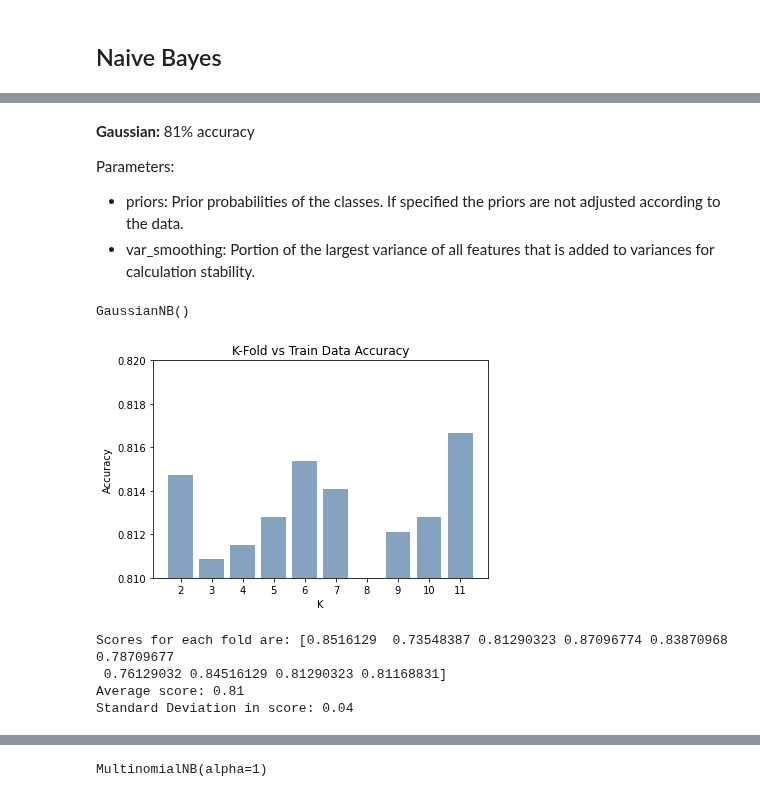
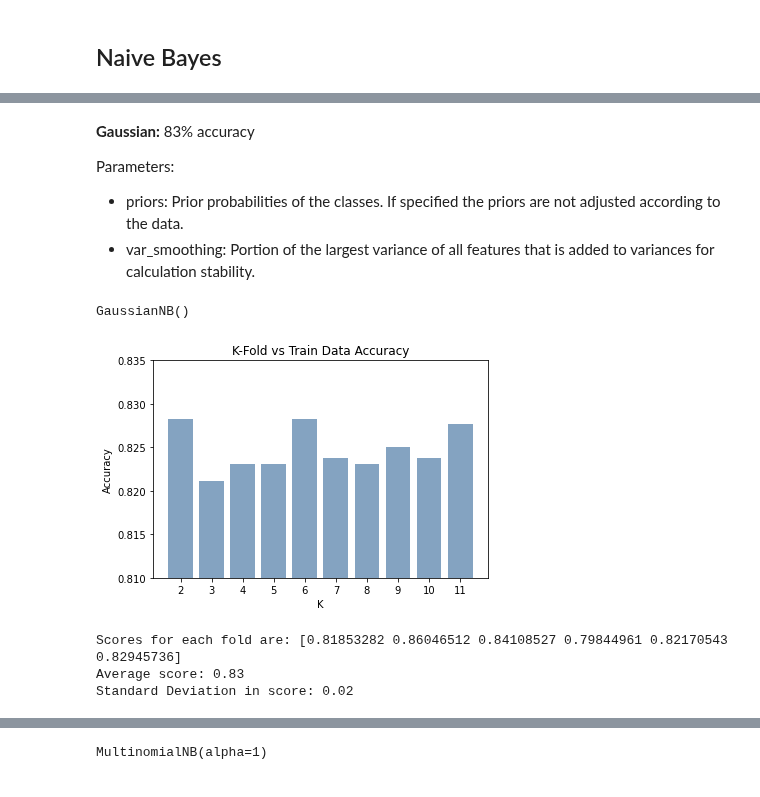
Before and after one commit to blueriver212/Crime_Prediction_ML, a Jupyter notebook: Bayesian_Learning.ipynb, the cells around one changed output, grey strips where cells are left out. Cells and saved outputs as stored; diff of their text form; code cells hidden in the pictures.

```diff
--- a/Bayesian_Learning.ipynb
+++ b/Bayesian_Learning.ipynb
@@ -88,5 +111,5 @@ plot_confusion_matrix(y_test_pred,y_test,dom='Test')
 # %% [markdown]
-**Gaussian:** 81% accuracy
+**Gaussian:** 83% accuracy
 
 Parameters:
 - priors: Prior probabilities of the classes. If specified the priors are not adjusted according to the data.
@@ -100,35 +123,34 @@ GaussianNB()
 # %%
 # Perform k-fold validation on training data
 kf =KFold(n_splits=10, shuffle=True, random_state=42)
 kfold_scores = {}
 for i in range(2,12):
     kf =KFold(n_splits=i, shuffle=True, random_state=42)
     score = cross_val_score(gnb_model, x_train, y_train, cv= kf, scoring="accuracy")
     res = {str(i): score.mean()}
     kfold_scores.update(res)
 
 for key in kfold_scores:
     plt.bar([key], kfold_scores[key], label=key, color=(0.2, 0.4, 0.6, 0.6))
 
 plt.title('K-Fold vs Train Data Accuracy')
 plt.xlabel('K')
 plt.ylabel('Accuracy')
-plt.ylim(0.81, 0.82)
+plt.ylim(0.81, 0.835)
 plt.show()
 # %% [output]
-[figure, old version]
+[figure, new version]
 # %%
 # Check k-fold validation
-kf =KFold(n_splits=10, shuffle=True, random_state=42)
+kf =KFold(n_splits=6, shuffle=True, random_state=42)
 score = cross_val_score(gnb_model, x_train, y_train, cv= kf, scoring="accuracy")
 print(f'Scores for each fold are: {score}')
 print(f'Average score: {"{:.2f}".format(score.mean())}')
 print(f'Standard Deviation in score: {"{:.2f}".format(score.std())}')
 # %% [output]
-Scores for each fold are: [0.8516129  0.73548387 0.81290323 0.87096774 0.83870968 0.78709677
- 0.76129032 0.84516129 0.81290323 0.81168831]
-Average score: 0.81
-Standard Deviation in score: 0.04
+Scores for each fold are: [0.81853282 0.86046512 0.84108527 0.79844961 0.82170543 0.82945736]
+Average score: 0.83
+Standard Deviation in score: 0.02
 # %%
 # Compare train & test data
 y_train_pred = gnb_model.predict(x_train)
```
Also changed, not shown: parts of 13 cells of this notebook.
